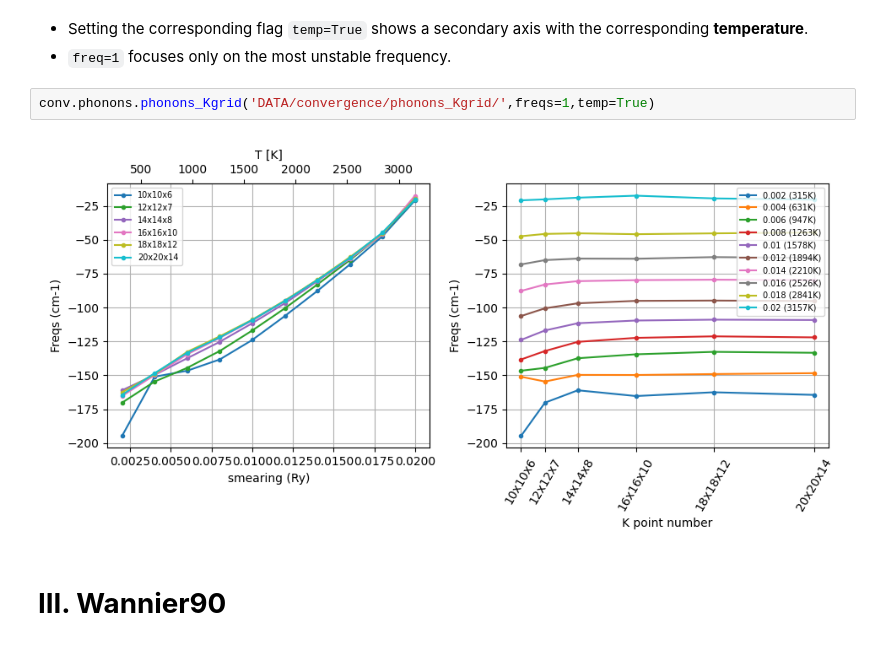
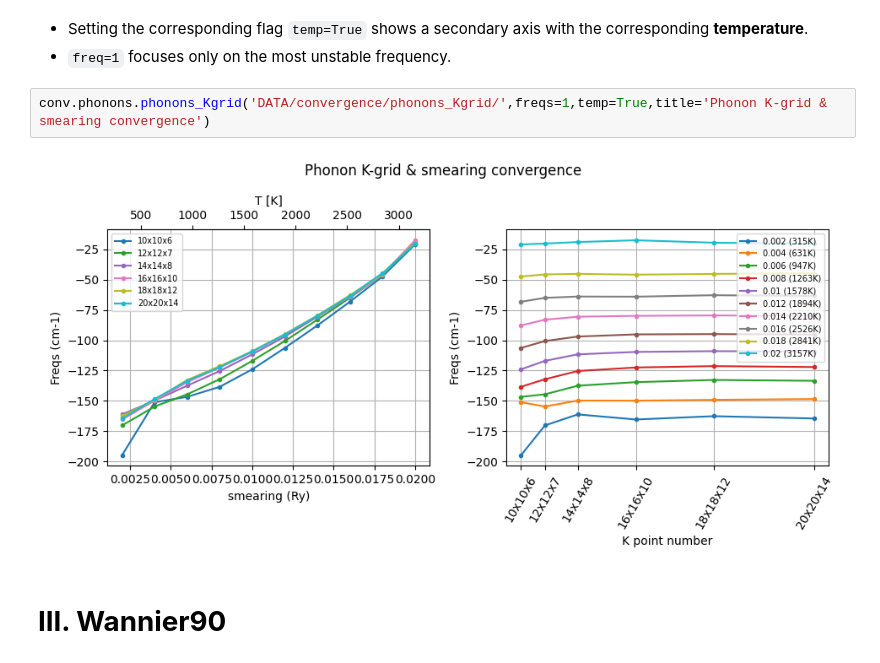
Before and after one commit to mgamigo/YAIV, a Jupyter notebook: Tutorial/Convergence_module.ipynb, the cells around one changed output. Saved outputs shown, nothing was run; the diff lists cells and outputs as text.

````diff
--- a/Tutorial/Convergence_module.ipynb
+++ b/Tutorial/Convergence_module.ipynb
@@ -140,9 +140,9 @@ conv.phonons.phonons_cutoff('DATA/convergence/phonons_cut/',title='Phonon cutoff
 - Setting the corresponding flag ```temp=True``` shows a secondary axis with the corresponding **temperature**.
 - ```freq=1``` focuses only on the most unstable frequency.
 # %%
-conv.phonons.phonons_Kgrid('DATA/convergence/phonons_Kgrid/',freqs=1,temp=True)
+conv.phonons.phonons_Kgrid('DATA/convergence/phonons_Kgrid/',freqs=1,temp=True,title='Phonon K-grid & smearing convergence')
 # %% [output]
-[figure, old version]
+[figure, new version]
 # %% [markdown]
 # **III. Wannier90**
 # %%
````
Also changed, not shown: parts of 1 cell of this notebook, 1 other file.
